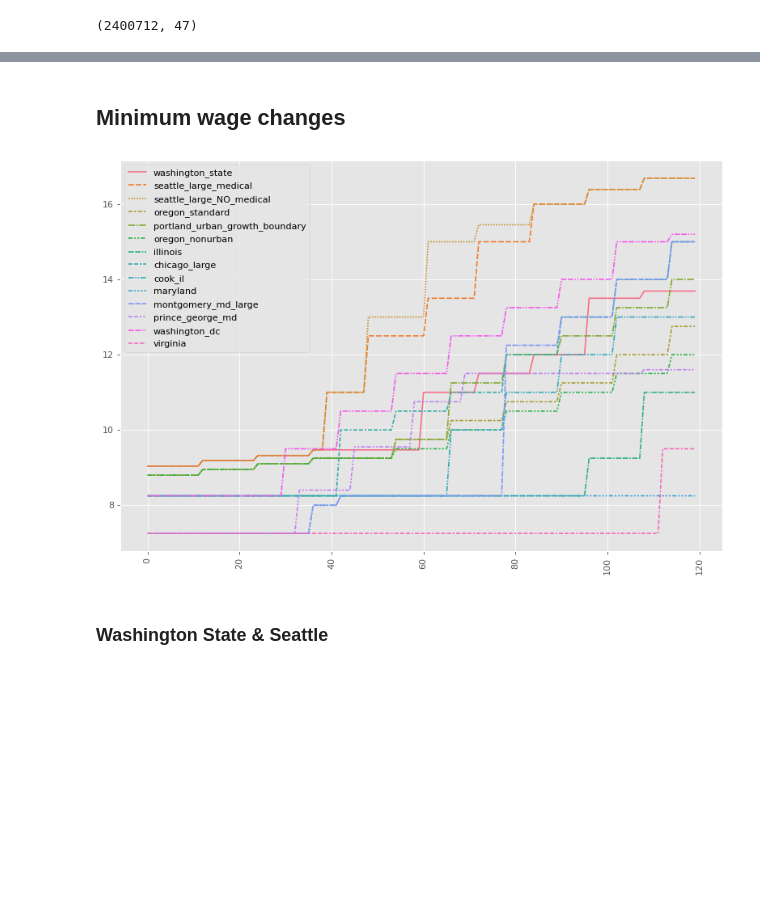
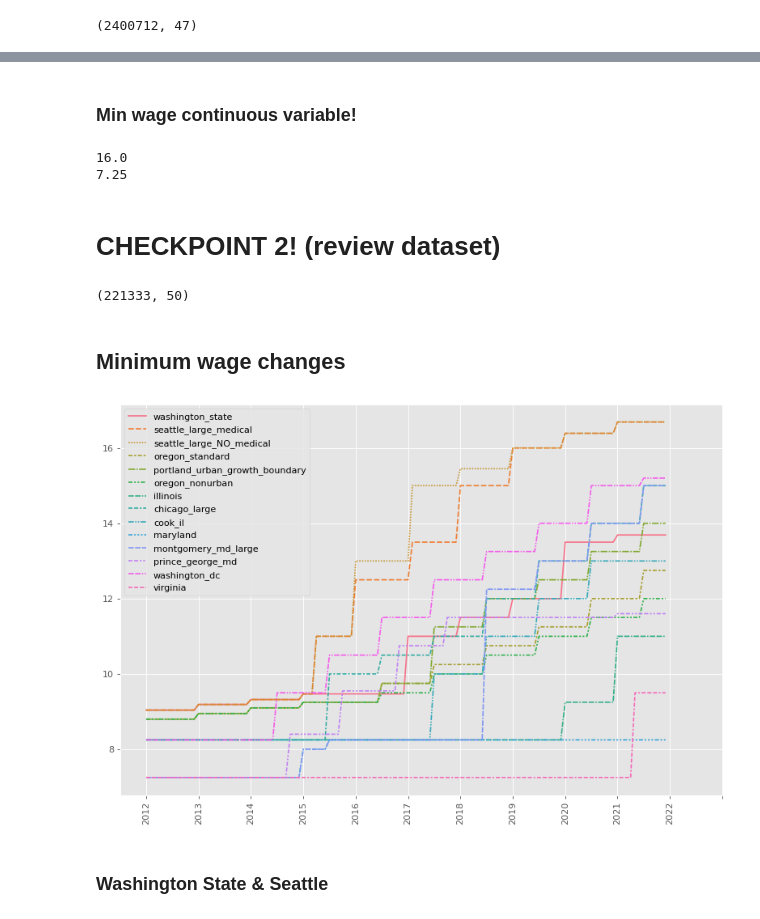
Before and after one commit to catabia/indeed, a Jupyter notebook: state_comparisons_9_9_21.ipynb, the cells around one changed output, grey strips where cells are left out. Cells and saved outputs as stored; diff of their text form; code cells hidden in the pictures; blank space fills up the shorter version.

```diff
--- a/state_comparisons_9_9_21.ipynb
+++ b/state_comparisons_9_9_21.ipynb
@@ -19,0 +24,8 @@ Mounted at /content/drive
+# %%
+mw = pd.read_csv("/content/drive/MyDrive/hannah_research/data/minimum_wages.csv")
+
+#dates!
+mw['date'] = pd.to_datetime(mw['date'])
+#mw.set_index(pd.DatetimeIndex(mw['date']))
+mw['month_year'] = pd.to_datetime(mw['date']).dt.strftime('%Y-%m')
+mw
@@ -39,6 +97,0 @@ df.shape
-# %%
-mw = pd.read_csv("/content/drive/MyDrive/hannah_research/data/minimum_wages.csv")
-
-#dates!
-mw['date'] = pd.to_datetime(mw['date'])
-mw.set_index(pd.DatetimeIndex(mw['date']))
@@ -106,11 +401,38 @@ signal_words= ['Pharmacist', 'Pharmacy', 'Intern', 'Technician', 'Executive', 'S
+# %% [markdown]
+### **Min wage continuous variable!**
+# %%
+# adding in the mw values
+
+df['min_wage_val'] = 0
+
+for i, row in df.iterrows():
+  df.loc[i, 'min_wage_val'] = mw_dict[row.mw_region][row.month_year]
+
+print(df.min_wage_val.max())
+print(df.min_wage_val.min())
+# %% [output]
+16.0
+7.25
+# %% [markdown]
+# **CHECKPOINT 2! (review dataset)**
+# %%
+# **CHECKPOINT 2!!**
+
+#df.to_pickle("/content/drive/MyDrive/hannah_research/data/mw_indeed2.pkl")
+
+df = pd.read_pickle("/content/drive/MyDrive/hannah_research/data/mw_indeed2.pkl")
+df.shape
+# %% [output]
+(221333, 50)
 # %% [markdown]
 ## **Minimum wage changes**
 # %%
 figure(figsize=(12, 8), dpi=80)
-sns.lineplot(data=mw)
+sns.lineplot(data=mw,)
+plt.xticks(ticks=[0,12, 24, 36, 48, 60, 72, 84, 96, 108, 120, 132], labels=[ '2012', '2013', '2014', '2015', '2016', '2017', '2018', '2019', '2020', '2021', '2022'])
 plt.tick_params(axis='x', rotation=90)
 # %% [output]
-[figure, old version]
+[figure, new version]
 # %% [markdown]
 ### Washington State & Seattle
 # %%
```
Also changed, not shown: parts of 52 cells of this notebook.
